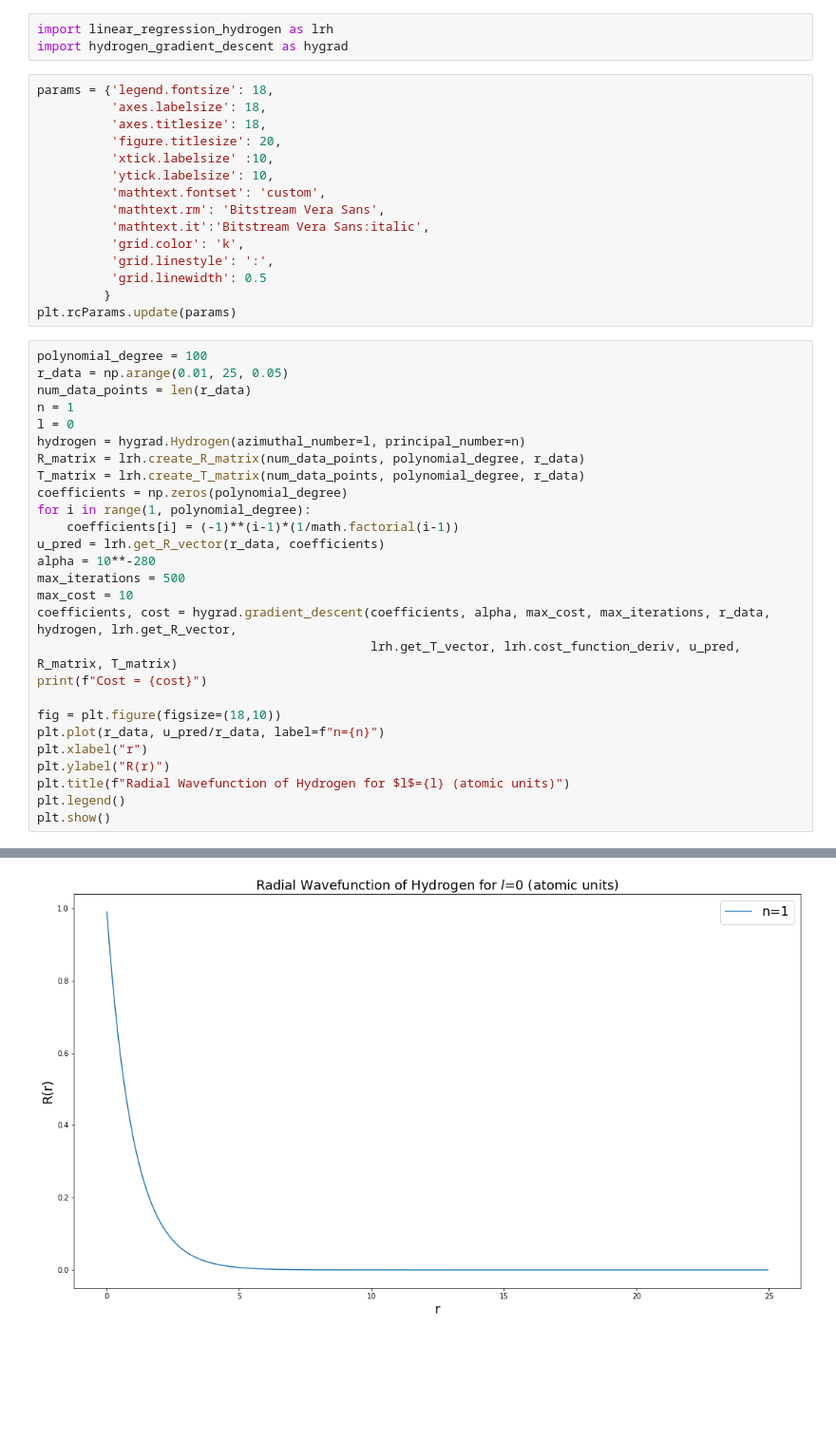
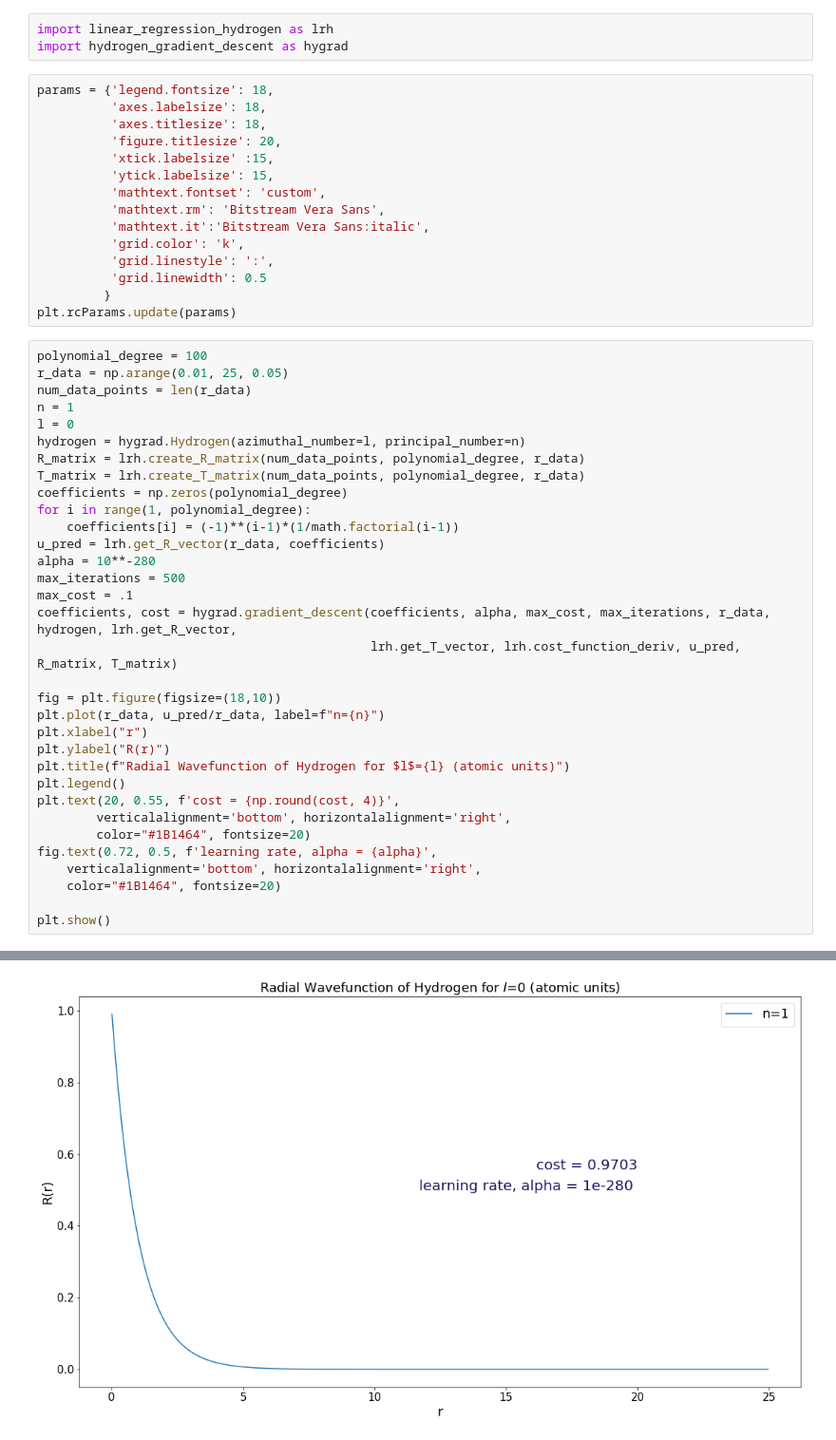
Before and after one commit to ahill187/numerical-methods-ppm, a Jupyter notebook: Hydrogen_Atom_Linear_Regression.ipynb, the cells around one changed output, grey strips where cells are left out. Shown: that part at 95% size. Drawn from its saved outputs; the diff is of its cells as text; blank space fills up the shorter version.

```diff
--- a/Hydrogen_Atom_Linear_Regression.ipynb
+++ b/Hydrogen_Atom_Linear_Regression.ipynb
@@ -62,8 +62,8 @@ params = {'legend.fontsize': 18,
           'axes.labelsize': 18,
           'axes.titlesize': 18,
           'figure.titlesize': 20,
-          'xtick.labelsize' :10,
-          'ytick.labelsize': 10,
+          'xtick.labelsize' :15,
+          'ytick.labelsize': 15,
           'mathtext.fontset': 'custom',
           'mathtext.rm': 'Bitstream Vera Sans',
           'mathtext.it':'Bitstream Vera Sans:italic',
@@ -87,10 +87,9 @@ for i in range(1, polynomial_degree):
 u_pred = lrh.get_R_vector(r_data, coefficients)
 alpha = 10**-280
 max_iterations = 500
-max_cost = 10
+max_cost = .1
 coefficients, cost = hygrad.gradient_descent(coefficients, alpha, max_cost, max_iterations, r_data, hydrogen, lrh.get_R_vector,
                                              lrh.get_T_vector, lrh.cost_function_deriv, u_pred, R_matrix, T_matrix)
-print(f"Cost = {cost}")
 
 fig = plt.figure(figsize=(18,10))
 plt.plot(r_data, u_pred/r_data, label=f"n={n}")
@@ -98,5 +97,12 @@ plt.xlabel("r")
 plt.ylabel("R(r)")
 plt.title(f"Radial Wavefunction of Hydrogen for $l$={l} (atomic units)")
 plt.legend()
+plt.text(20, 0.55, f'cost = {np.round(cost, 4)}',
+        verticalalignment='bottom', horizontalalignment='right',
+        color="#1B1464", fontsize=20)
+fig.text(0.72, 0.5, f'learning rate, alpha = {alpha}',
+    verticalalignment='bottom', horizontalalignment='right',
+    color="#1B1464", fontsize=20)
+
 plt.show()
 # %% [output]
@@ -104 +109 @@ Cost = 0.9300041584447396
-[figure, old version]
+[figure, new version]
```
Also changed, not shown: parts of 1 cell of this notebook.
